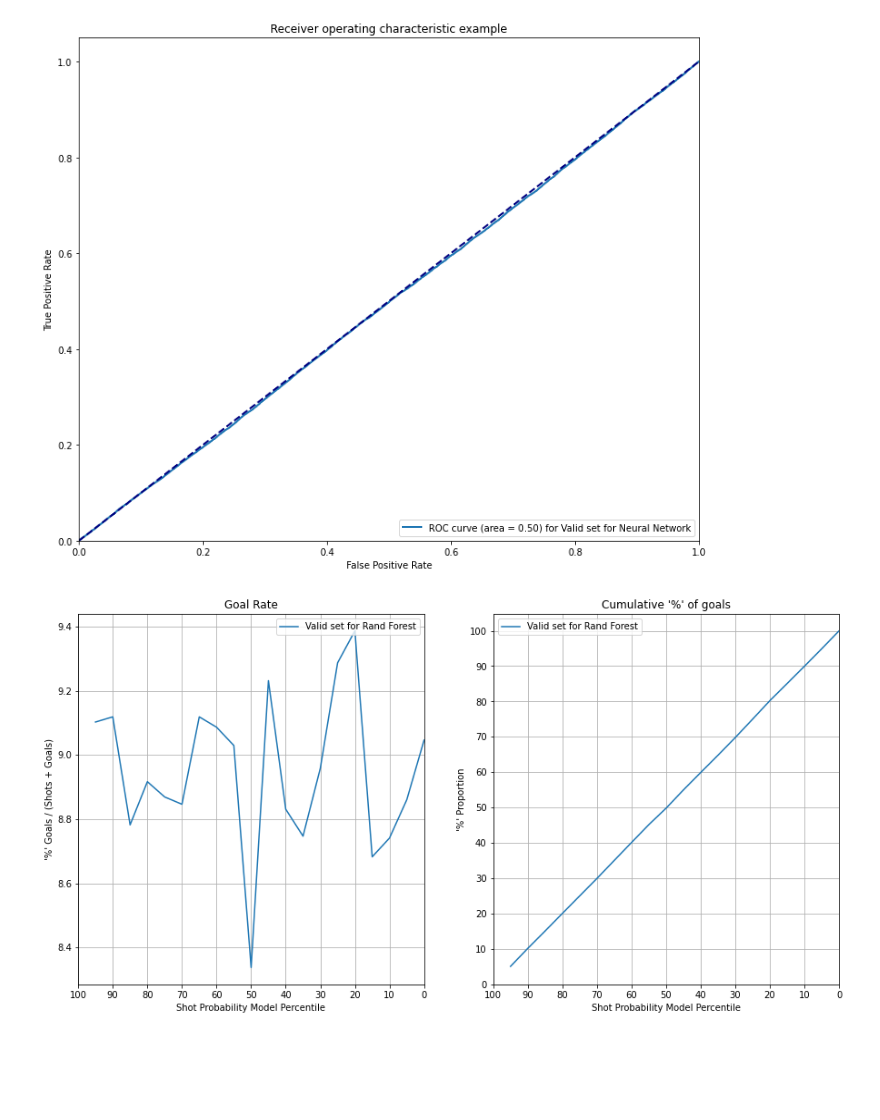
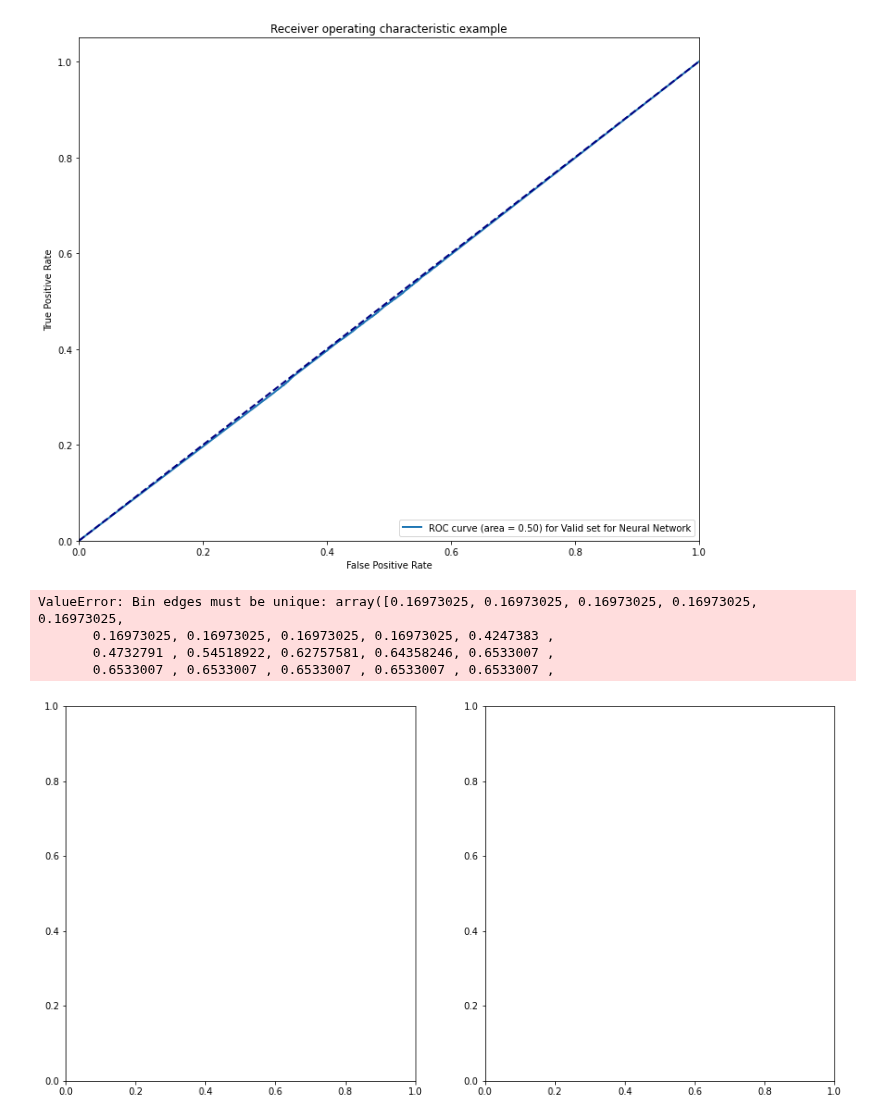
Before and after one commit to M0rph3e/ift6758-project-main, a Jupyter notebook: notebooks/try_your_best_shot_keras.ipynb, the cells around one changed output. Cells and saved outputs as stored; diff of their text form; code cells hidden in the pictures; blank space fills up the shorter version.

```diff
--- a/notebooks/try_your_best_shot_keras.ipynb
+++ b/notebooks/try_your_best_shot_keras.ipynb
@@ -646,3 +646,3 @@ prc :  0.09008613228797913
 # %%
-y_proba_val = model.predict(val_ds, verbose=1)
+y_proba_val = weighted_model.predict(val_ds, verbose=1)
 # %% [output]
@@ -741,9 +748,13 @@ plot_metrics.plot_roc([val_y_true],[y_proba_val],["Valid set for Neural Network"
 # %% [output]
 [figure]
 # %%
-plot_metrics.plot_percentile([val_y_true],[y_proba_val],bin_width=5,plot_labels=["Valid set for Rand Forest"])
+plot_metrics.plot_percentile([val_y_true],[y_proba_val],bin_width=5,plot_labels=["Valid set for Neural Network"])
 # %% [output]
+ValueError: Bin edges must be unique: array([0.16973025, 0.16973025, 0.16973025, 0.16973025, 0.16973025,
+       0.16973025, 0.16973025, 0.16973025, 0.16973025, 0.4247383 ,
+       0.4732791 , 0.54518922, 0.62757581, 0.64358246, 0.6533007 ,
+       0.6533007 , 0.6533007 , 0.6533007 , 0.6533007 , 0.6533007 ,
-[figure, old version]
+[figure, new version]
 # %%
 plot_metrics.plot_calibration([val_y_true],[y_proba_val],plot_labels=["Valid set for Neural Network"])
 # %% [output]
```
Also changed, not shown: parts of 7 cells of this notebook.
